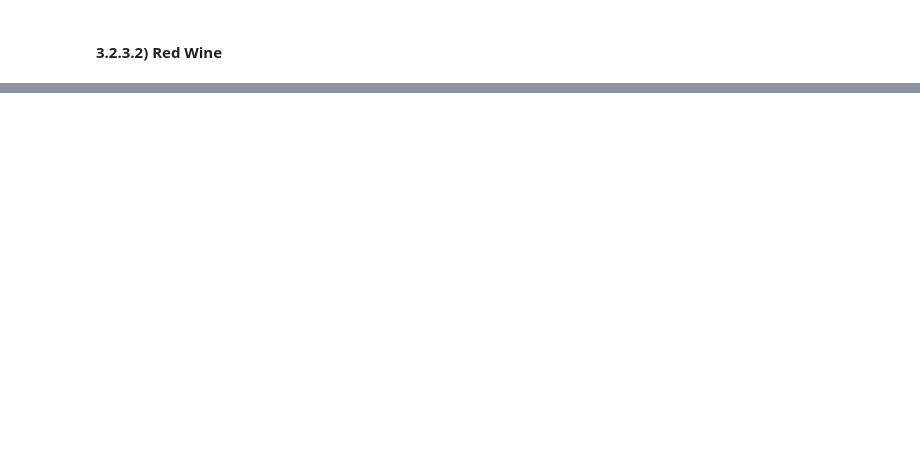
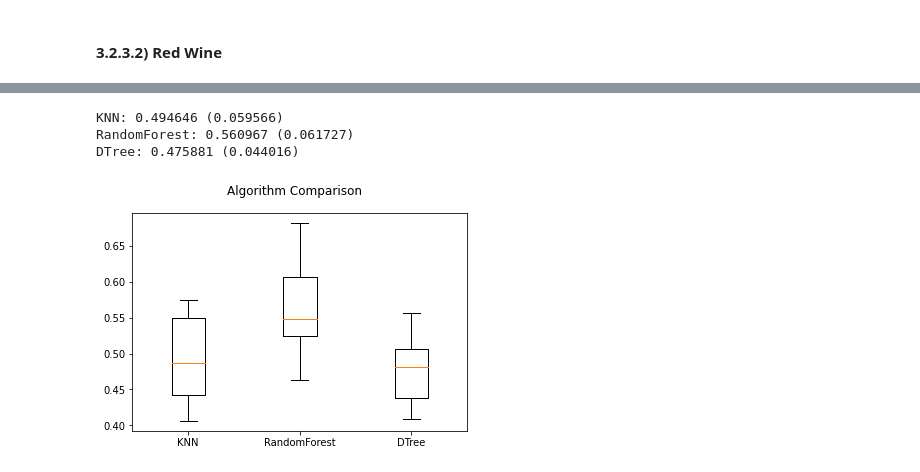
Before and after one commit to diogofbraga/MachineLearningAssignments, a Jupyter notebook: WineQuality/WineQuality-DecisonTree-NaiveBayes-k-NN.ipynb, the cells around one changed output, grey strips where cells are left out. Saved outputs shown, nothing was run; the diff lists cells and outputs as text; code cells hidden in the pictures; blank space fills up the shorter version.

```diff
--- a/WineQuality/WineQuality-DecisonTree-NaiveBayes-k-NN.ipynb
+++ b/WineQuality/WineQuality-DecisonTree-NaiveBayes-k-NN.ipynb
@@ -876,0 +1128,7 @@ hyperparameterOptimization('Decision Tree', param_grid, rankingWhite, yWhite_tes
+# %%
+resultsRed, namesRed = kFoldComp(XRed, yRed)
+# %% [output]
+KNN: 0.494646 (0.059566)
+RandomForest: 0.560967 (0.061727)
+DTree: 0.475881 (0.044016)
+[figure, added]
```
Also changed, not shown: parts of 41 cells of this notebook, 1 other file.
